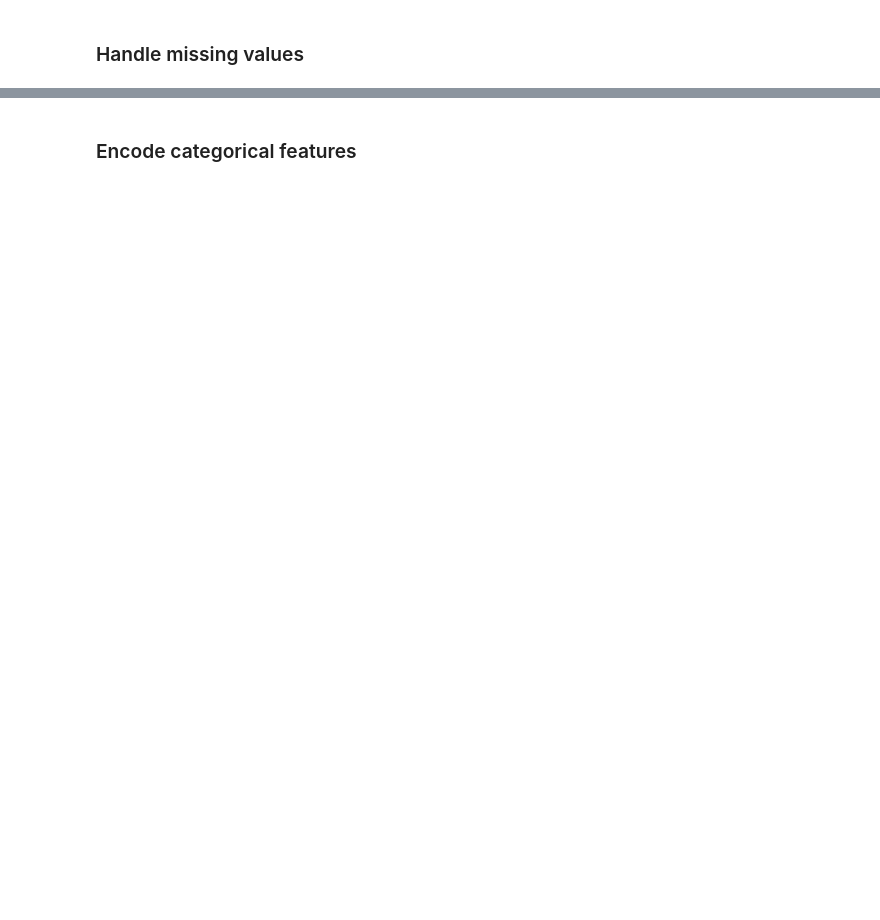
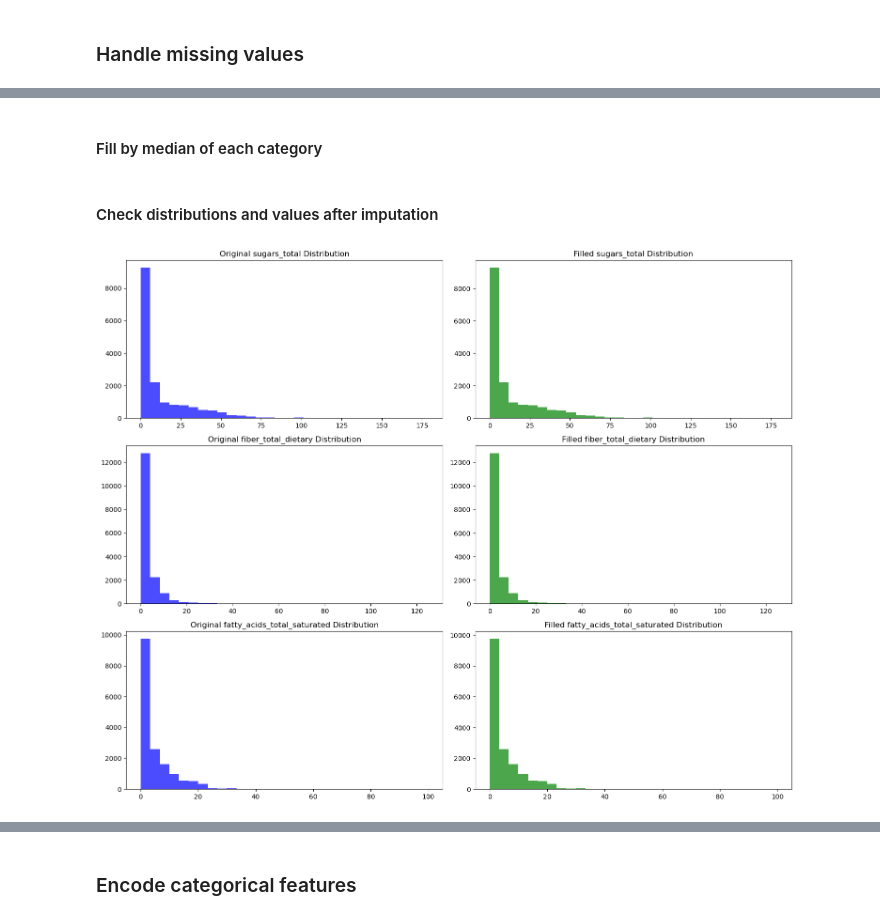
Before and after one commit to trieuhaivo/cap5771-project, a Jupyter notebook: t06_code.ipynb, the cells around one changed output, grey strips where cells are left out. Saved outputs shown, nothing was run; the diff lists cells and outputs as text; code cells hidden in the pictures; blank space fills up the shorter version.

```diff
--- a/t06_code.ipynb
+++ b/t06_code.ipynb
@@ -320,0 +325,3 @@ Name: count, dtype: int64
+# %%
+columns_to_drop = ['original_ID', 'name', 'brand', 'f_FPro_class']
+df = df.drop(columns = columns_to_drop)
@@ -320,0 +359,5 @@ Name: count, dtype: int64
+# %%
+from skimpy import clean_columns
+
+df = clean_columns(df)
+df.columns.tolist()
@@ -322,0 +424,2 @@ Name: count, dtype: int64
+# %% [markdown]
+#### Fill by median of each category
@@ -322,0 +439,22 @@ Name: count, dtype: int64
+# %% [markdown]
+#### Check distributions and values after imputation
+# %%
+# Compare distribution before and after filling missing values
+original_data = df.dropna()
+filled_data = df_filled
+
+fig, axes = plt.subplots(3, 2, figsize=(15, 12))
+
+for i, col in enumerate(['sugars_total', 'fiber_total_dietary', 'fatty_acids_total_saturated']):
+    # Original Distribution (no missing values)
+    axes[i, 0].hist(original_data[col], bins=30, alpha=0.7, color='blue', label='Original')
+    axes[i, 0].set_title(f'Original {col} Distribution')
+
+    # Distribution after filling missing values
+    axes[i, 1].hist(filled_data[col], bins=30, alpha=0.7, color='green', label='After Fill')
+    axes[i, 1].set_title(f'Filled {col} Distribution')
+
+plt.tight_layout()
+plt.show()
+# %% [output]
+[figure, added]
```
Also changed, not shown: parts of 15 cells of this notebook.
